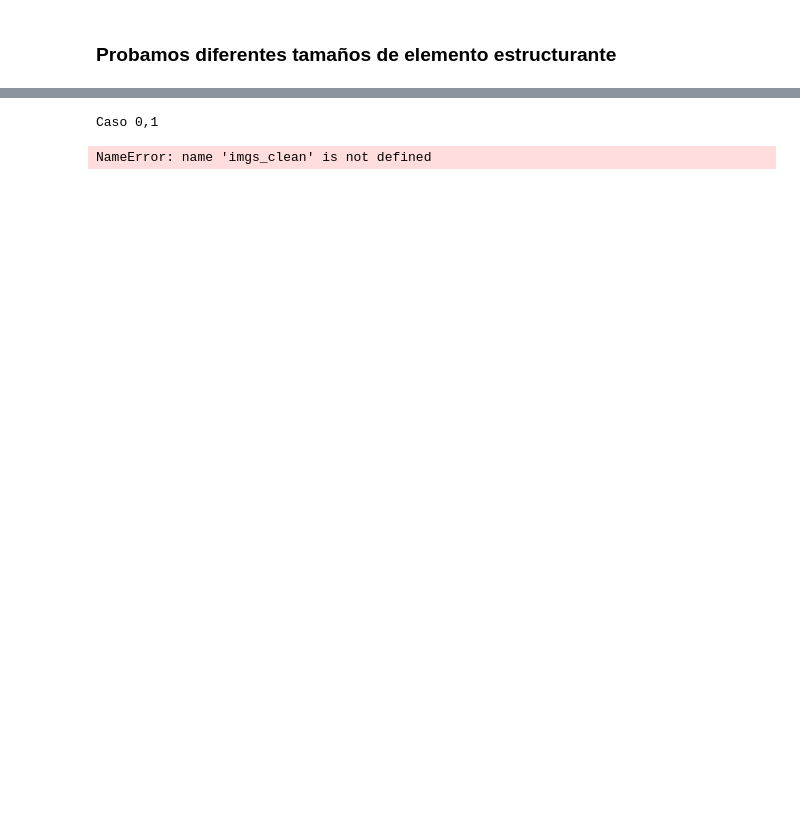
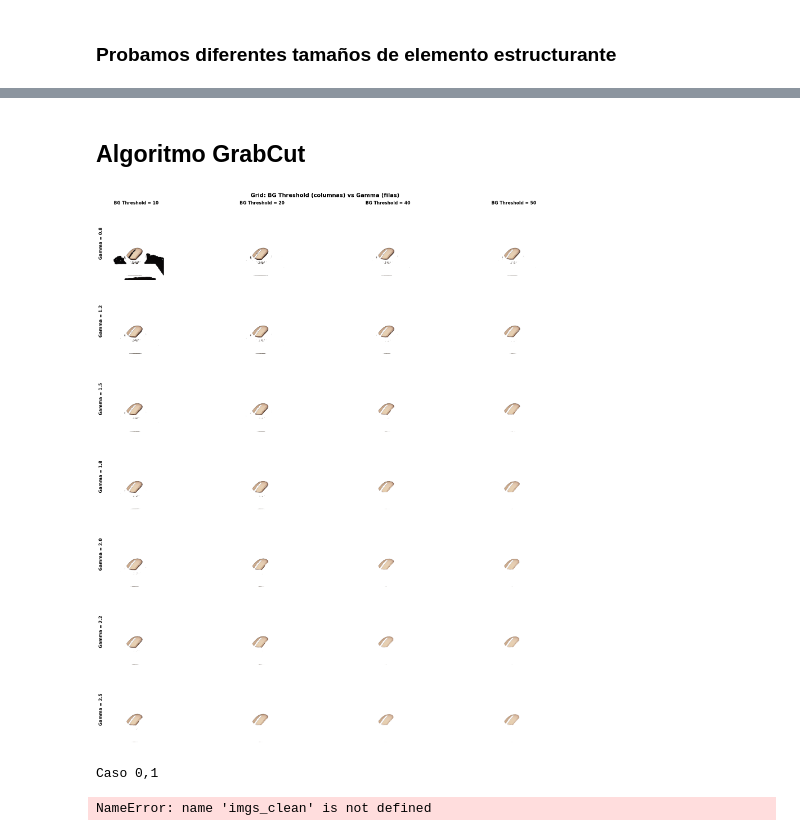
Before and after one commit to ctoribio123/Reconstruccion_3D, a Jupyter notebook: Fotogrametría.ipynb, the cells around one changed output, grey strips where cells are left out. Drawn from its saved outputs; the diff is of its cells as text; code cells hidden in the pictures; blank space fills up the shorter version.

```diff
--- a/Fotogrametría.ipynb
+++ b/Fotogrametría.ipynb
@@ -254,0 +278,2 @@ plt.show()
+# %% [markdown]
+## Algoritmo GrabCut
@@ -255,3 +342,53 @@ plt.show()
+# %%
+BASE_DIR = 'Samples'
+
+# Leer solo la primera imagen del ratón
+img_path = join(BASE_DIR, '04_Samples', '00_state', '02_model.jpeg')
+img_original = cv.imread(img_path)
+
+# Definir parámetros a probar
+bg_thresholds = [10, 20, 40, 50]
+gammas = [0.8, 1.2, 1.5, 1.8, 2.0, 2.2, 2.5]
+
+# Procesar la imagen con todas las combinaciones
+imgs_grid = {}
+for gamma in gammas:
+    for bg_thresh in bg_thresholds:
+        fg, mask = apply_grabcut_custom(
+            img_original,
+            bg_threshold=bg_thresh,
+            fg_threshold=120,
+            iter_count=2,
+            gamma=gamma
+        )
+        imgs_grid[(gamma, bg_thresh)] = fg
+
+# Crear la grid de visualización (2 filas x 2 columnas)
+fig, axes = plt.subplots(len(gammas), len(bg_thresholds), figsize=(20,20))
+
+# Configurar títulos y visualizar
+for row, gamma in enumerate(gammas):
+    for col, bg_thresh in enumerate(bg_thresholds):
+        # Convertir BGRA a RGBA para visualización correcta en matplotlib
+        axes[row, col].imshow(cv2.cvtColor(imgs_grid[(gamma, bg_thresh)], cv2.COLOR_BGRA2RGBA))
+        axes[row, col].axis('off')
+
+        # Título de columna (bg_threshold)
+        if row == 0:
+            axes[row, col].set_title(f'BG Threshold = {bg_thresh}', fontsize=11, fontweight='bold')
+
+        # Etiqueta de fila (gamma) - a la izquierda
+        if col == 0:
+            axes[row, col].text(-0.1, 0.5, f'Gamma = {gamma}',
+                              transform=axes[row, col].transAxes,
+                              fontsize=11, fontweight='bold',
+                              va='center', ha='right', rotation=90)
+
+plt.suptitle('Grid: BG Threshold (columnas) vs Gamma (filas)', fontsize=14, fontweight='bold', y=0.99)
+plt.tight_layout()
+plt.show()
+# %% [output]
+[figure, added]
 # %%
 def feature_and_matching_knn_test(im1, im2):
   #Buscamos los puntos característicos con sus descriptores con el SIFT
```
Also changed, not shown: parts of 9 cells of this notebook, 36 other files.
